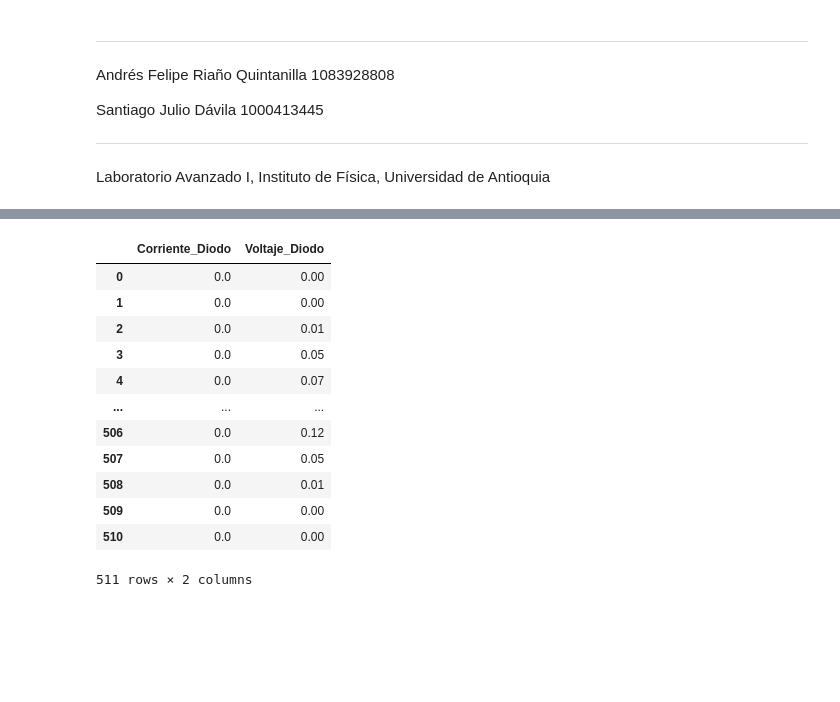
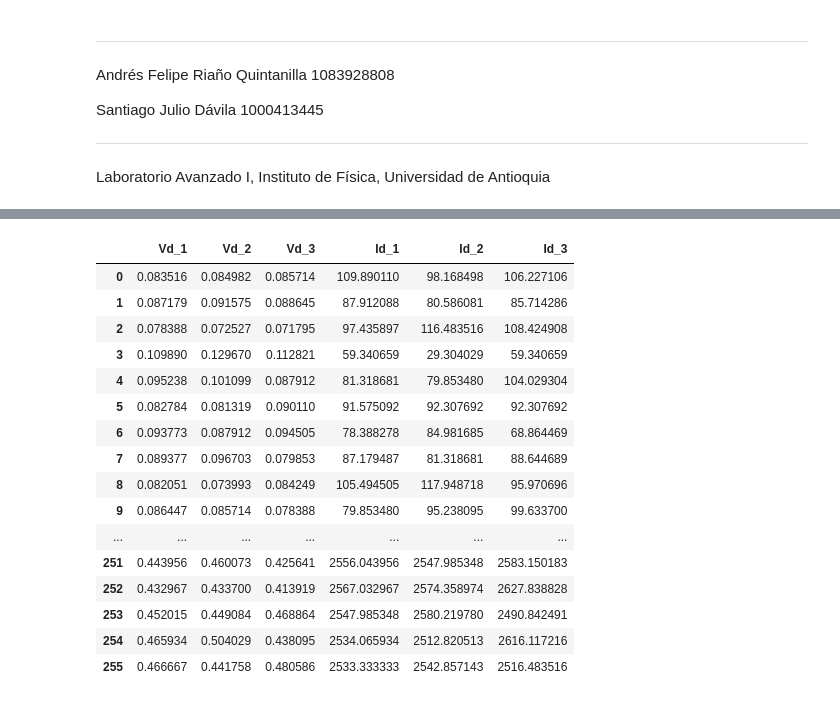
Before and after one commit to SantiagoJulioD/LabAv1, a Jupyter notebook: LabAv1-P1/LabAv1_P1.ipynb, the cells around one changed output, grey strips where cells are left out. Saved outputs shown, nothing was run; the diff lists cells and outputs as text; code cells hidden in the pictures; blank space fills up the shorter version.

```diff
--- a/LabAv1-P1/LabAv1_P1.ipynb
+++ b/LabAv1-P1/LabAv1_P1.ipynb
@@ -15,20 +15,26 @@ import numpy as np
 import matplotlib.pyplot as plt
 import pandas as pd
 from scipy.optimize import curve_fit
+
+pd.set_option('display.max_rows', 500)
 # %%
-df = pd.read_csv('https://raw.githubusercontent.com/SantiagoJulioD/LabAv1/refs/heads/main/LabAv1-P1/p1.csv')
+df = pd.read_csv('https://raw.githubusercontent.com/SantiagoJulioD/LabAv1/refs/heads/main/LabAv1-P1/datap1.csv')
 df
 # %% [output]
-|  | Corriente_Diodo | Voltaje_Diodo |
-| 0 | 0.0 | 0.00 |
-| 1 | 0.0 | 0.00 |
-| 2 | 0.0 | 0.01 |
-| 3 | 0.0 | 0.05 |
-| 4 | 0.0 | 0.07 |
-| ... | ... | ... |
-| 506 | 0.0 | 0.12 |
-| 507 | 0.0 | 0.05 |
-| 508 | 0.0 | 0.01 |
-| 509 | 0.0 | 0.00 |
-| 510 | 0.0 | 0.00 |
+|  | Vd_1 | Vd_2 | Vd_3 | Id_1 | Id_2 | Id_3 |
+| 0 | 0.083516 | 0.084982 | 0.085714 | 109.890110 | 98.168498 | 106.227106 |
+| 1 | 0.087179 | 0.091575 | 0.088645 | 87.912088 | 80.586081 | 85.714286 |
+| 2 | 0.078388 | 0.072527 | 0.071795 | 97.435897 | 116.483516 | 108.424908 |
+| 3 | 0.109890 | 0.129670 | 0.112821 | 59.340659 | 29.304029 | 59.340659 |
+| 4 | 0.095238 | 0.101099 | 0.087912 | 81.318681 | 79.853480 | 104.029304 |
+| 5 | 0.082784 | 0.081319 | 0.090110 | 91.575092 | 92.307692 | 92.307692 |
+| 6 | 0.093773 | 0.087912 | 0.094505 | 78.388278 | 84.981685 | 68.864469 |
+| 7 | 0.089377 | 0.096703 | 0.079853 | 87.179487 | 81.318681 | 88.644689 |
+| 8 | 0.082051 | 0.073993 | 0.084249 | 105.494505 | 117.948718 | 95.970696 |
+| 9 | 0.086447 | 0.085714 | 0.078388 | 79.853480 | 95.238095 | 99.633700 |
+| ... | ... | ... | ... | ... | ... | ... |
+| 251 | 0.443956 | 0.460073 | 0.425641 | 2556.043956 | 2547.985348 | 2583.150183 |
+| 252 | 0.432967 | 0.433700 | 0.413919 | 2567.032967 | 2574.358974 | 2627.838828 |
+| 253 | 0.452015 | 0.449084 | 0.468864 | 2547.985348 | 2580.219780 | 2490.842491 |
+| 254 | 0.465934 | 0.504029 | 0.438095 | 2534.065934 | 2512.820513 | 2616.117216 |
+| 255 | 0.466667 | 0.441758 | 0.480586 | 2533.333333 | 2542.857143 | 2516.483516 |
-511 rows × 2 columns
```
Also changed, not shown: parts of 5 cells of this notebook.
